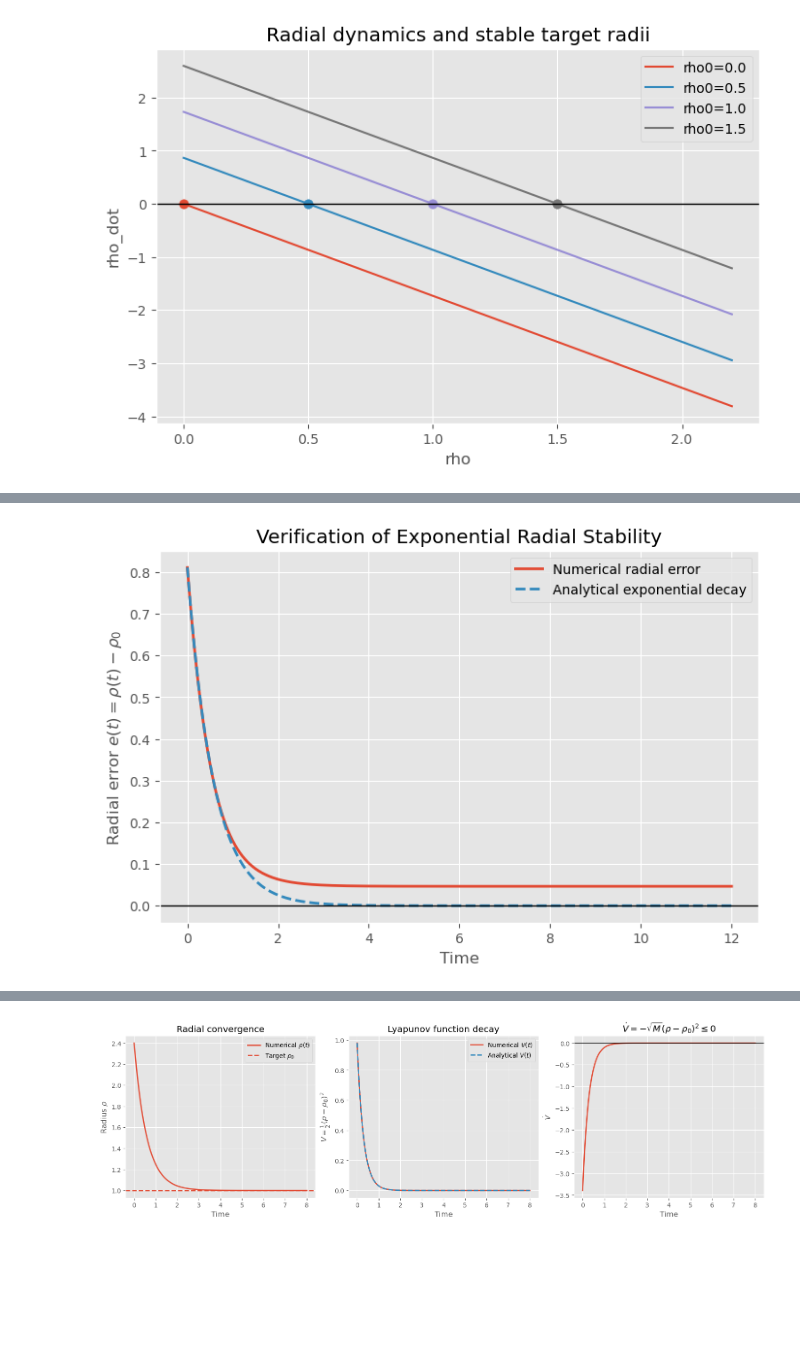
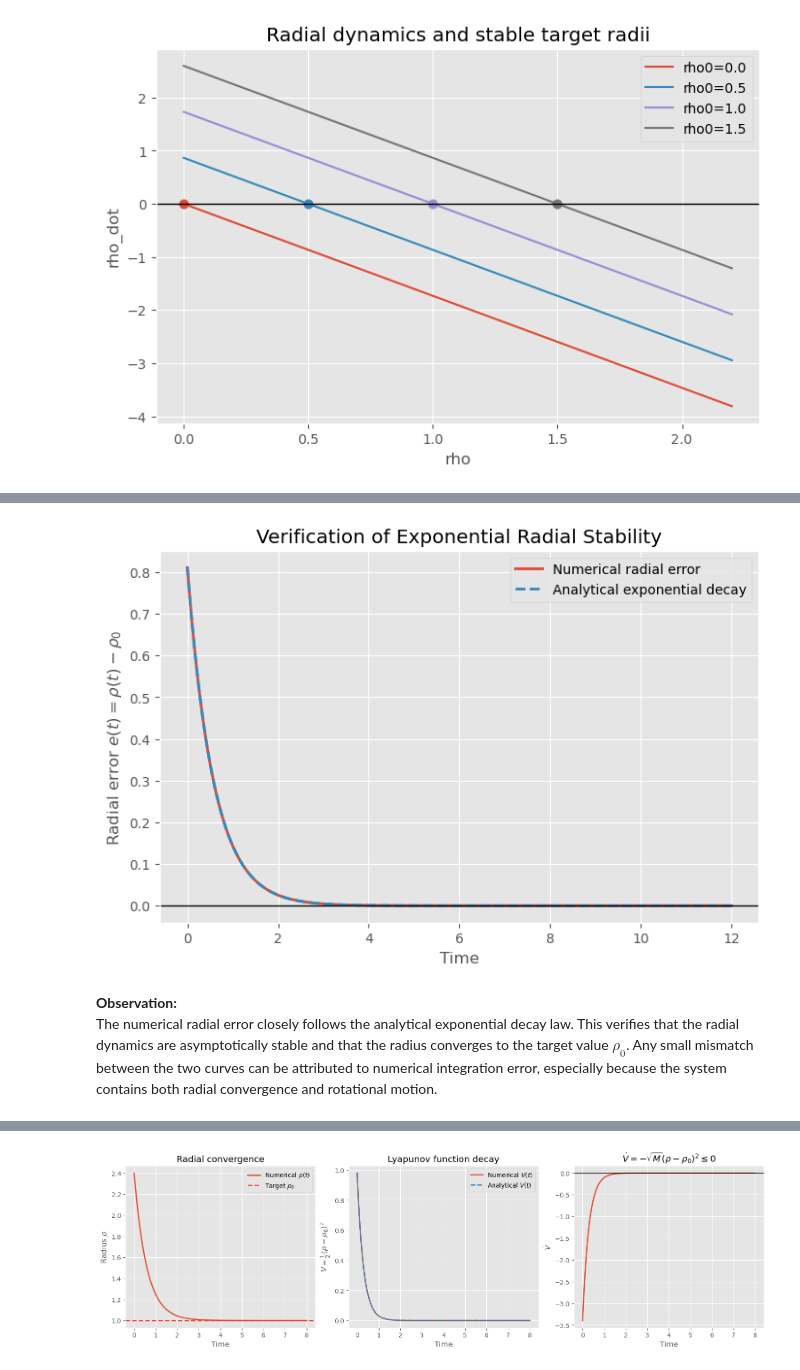
Before and after one commit to Debojit-D/LSDwBifurcations, a Jupyter notebook: main.ipynb, the cells around one changed output, grey strips where cells are left out. Cells and saved outputs as stored; diff of their text form; code cells hidden in the pictures; blank space fills up the shorter version.

```diff
--- a/main.ipynb
+++ b/main.ipynb
@@ -336,34 +364,79 @@ plt.show()
 # %%
-# Stability verification: numerical radial error vs analytical exponential decay
+# Stability verification using solve_ivp instead of forward Euler
+
+import numpy as np
+import matplotlib.pyplot as plt
+from scipy.integrate import solve_ivp
 
 rho0 = 1.0
 M = 3.0
 R = 4.0
-dt = 0.01
-steps = 1200
 
-x0 = (1.8, 0.2)
-xs, _ = simulate_2d(x0, constant_params(rho0=rho0, M=M, R=R), dt=dt, steps=steps)
+t_end = 12.0
+n_eval = 1200
+x0 = np.array([1.8, 0.2], dtype=float)
 
-time = np.arange(steps + 1) * dt
+def paper_ds_cartesian(t, x, rho0=1.0, M=3.0, R=4.0):
+    """
+    Paper-inspired DS in Cartesian coordinates.
+
+    Polar form:
+        rho_dot   = -sqrt(M) * (rho - rho0)
+        theta_dot = R * exp(-M^2 * (rho - rho0)^2)
+    """
+    x1, x2 = x
+    rho = np.sqrt(x1**2 + x2**2)
+
+    # Avoid division by zero
+    if rho < 1e-12:
+        return [0.0, 0.0]
+
+    rho_dot = -np.sqrt(M) * (rho - rho0)
+    theta_dot = R * np.exp(-(M**2) * (rho - rho0)**2)
+
+    # Cartesian conversion:
+    # x_dot = rho_dot * e_r + rho * theta_dot * e_theta
+    dx1 = rho_dot * (x1 / rho) - theta_dot * x2
+    dx2 = rho_dot * (x2 / rho) + theta_dot * x1
+
+    return [dx1, dx2]
+
+
+t_eval = np.linspace(0, t_end, n_eval + 1)
+
+sol = solve_ivp(
+    lambda t, x: paper_ds_cartesian(t, x, rho0=rho0, M=M, R=R),
+    t_span=(0, t_end),
+    y0=x0,
+    t_eval=t_eval,
+    rtol=1e-10,
+    atol=1e-12
+)
+
+xs = sol.y.T
+time = sol.t
+
 rho = np.linalg.norm(xs, axis=1)
 e_num = rho - rho0
 
 e0 = e_num[0]
 e_analytical = e0 * np.exp(-np.sqrt(M) * time)
 
 plt.figure(figsize=(8, 5))
 plt.plot(time, e_num, lw=2, label="Numerical radial error")
 plt.plot(time, e_analytical, "--", lw=2, label="Analytical exponential decay")
 plt.axhline(0, color="black", lw=1)
 plt.xlabel("Time")
 plt.ylabel(r"Radial error $e(t)=\rho(t)-\rho_0$")
 plt.title("Verification of Exponential Radial Stability")
 plt.legend()
 plt.grid(True)
 plt.show()
 # %% [output]
-[figure, old version]
+[figure, new version]
+# %% [markdown]
+**Observation:**
+The numerical radial error closely follows the analytical exponential decay law. This verifies that the radial dynamics are asymptotically stable and that the radius converges to the target value $\rho_0$. Any small mismatch between the two curves can be attributed to numerical integration error, especially because the system contains both radial convergence and rotational motion.
 # %% [markdown]
 ### 5.1 Lyapunov-Function Verification of Radial Stability
 
```
Also changed, not shown: parts of 30 cells of this notebook.
